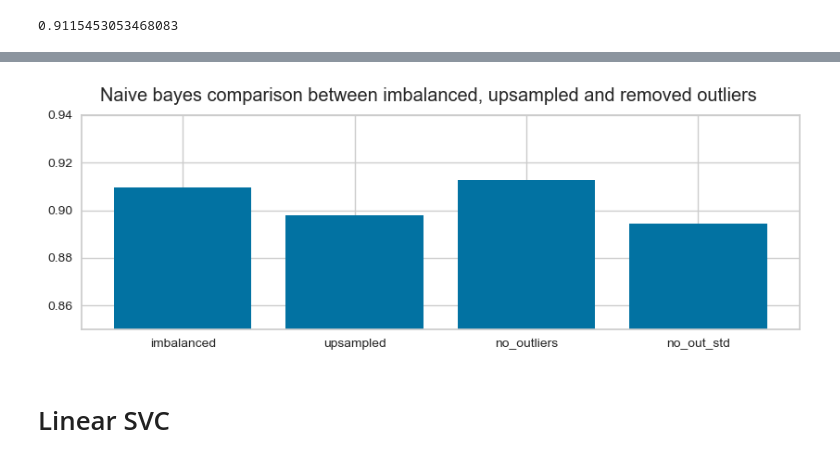
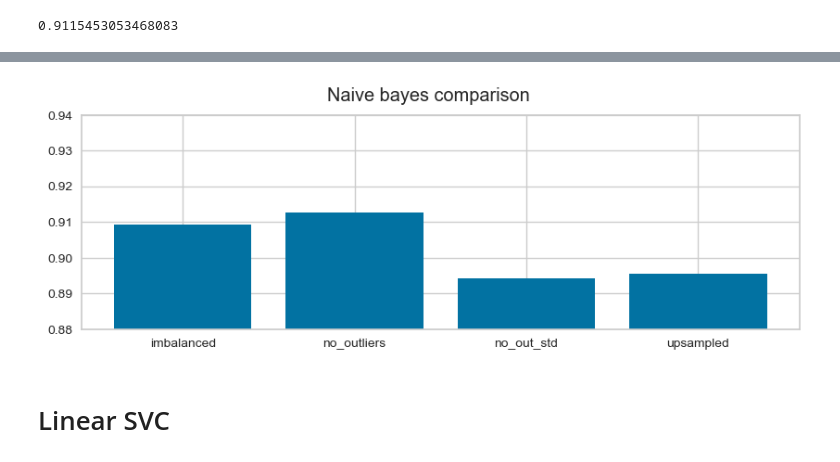
Before and after one commit to sanjamilenkovic/MachineLearning, a Jupyter notebook: ml_1/ml_1.ipynb, the cells around one changed output, grey strips where cells are left out. Saved outputs shown, nothing was run; the diff lists cells and outputs as text; code cells hidden in the pictures.

```diff
--- a/ml_1/ml_1.ipynb
+++ b/ml_1/ml_1.ipynb
@@ -449,11 +446,11 @@ Mean:  0.9115453053468083
 # %%
 plt.figure(figsize=(10, 3))
-plt.ylim(0.85, 0.94)
-plt.bar(['imbalanced', 'upsampled', 'no_outliers', 'no_out_std'], [imbalanced_acc, upsampled_acc, no_outliers_acc, no_outliers_std_acc])
-plt.suptitle('Naive bayes comparison between imbalanced, upsampled and removed outliers')
+plt.ylim(0.88, 0.94)
+plt.bar(['imbalanced', 'no_outliers', 'no_out_std' , 'upsampled'], [imbalanced_acc, no_outliers_acc, no_outliers_std_acc, upsampled_acc])
+plt.suptitle('Naive bayes comparison')
 plt.show()
 # %% [output]
-[figure, old version]
+[figure, new version]
 # %% [markdown]
 # Linear SVC
 # %%
```
Also changed, not shown: parts of 22 cells of this notebook.
